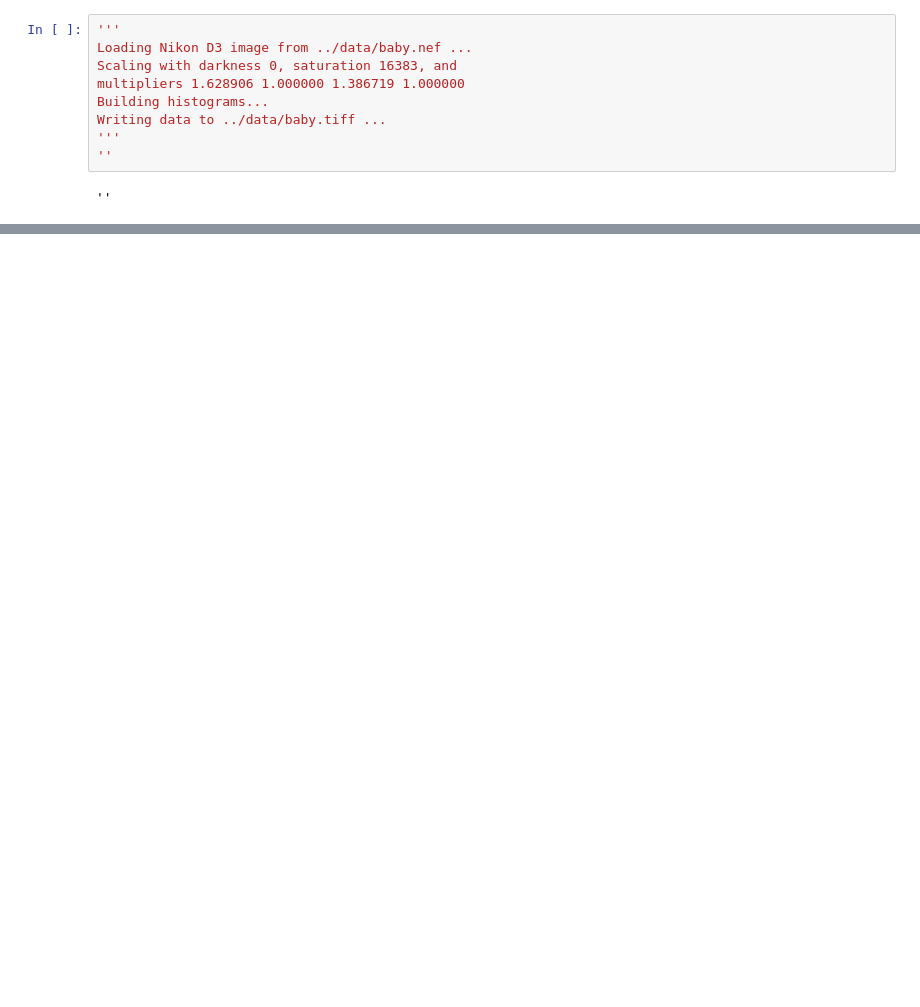
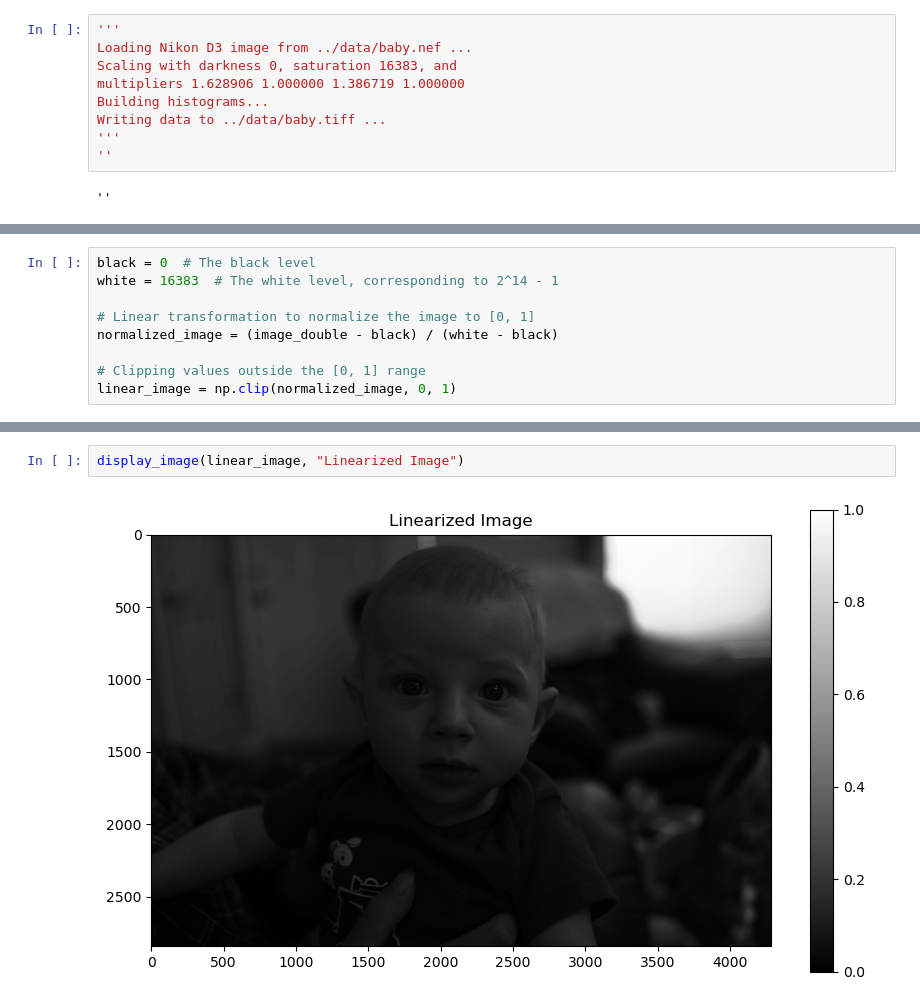
Before and after one commit to eonemli/ISP_pipeline, a Jupyter notebook: src/isp_hw.ipynb, the cells around one changed output, grey strips where cells are left out. Saved outputs shown, nothing was run; the diff lists cells and outputs as text; blank space fills up the shorter version.

```diff
--- a/src/isp_hw.ipynb
+++ b/src/isp_hw.ipynb
@@ -41,0 +76,9 @@ Writing data to ../data/baby.tiff ...
+# %%
+black = 0  # The black level
+white = 16383  # The white level, corresponding to 2^14 - 1
+
+# Linear transformation to normalize the image to [0, 1]
+normalized_image = (image_double - black) / (white - black)
+
+# Clipping values outside the [0, 1] range
+linear_image = np.clip(normalized_image, 0, 1)
@@ -41,0 +96,4 @@ Writing data to ../data/baby.tiff ...
+# %%
+display_image(linear_image, "Linearized Image")
+# %% [output]
+[figure, added]
```
Also changed, not shown: parts of 15 cells of this notebook, 1 other file.
